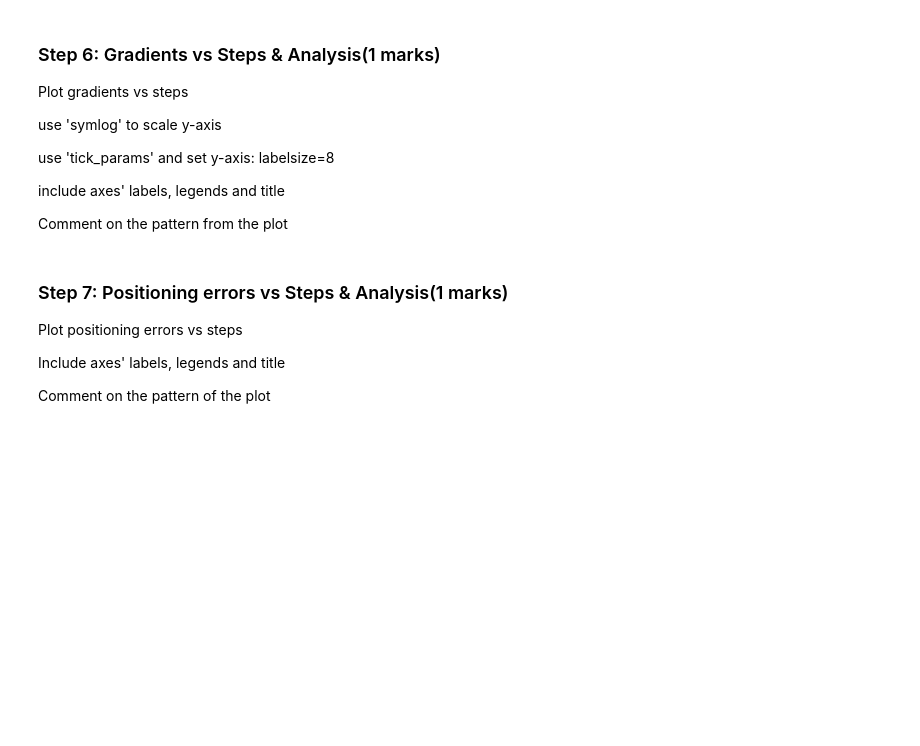
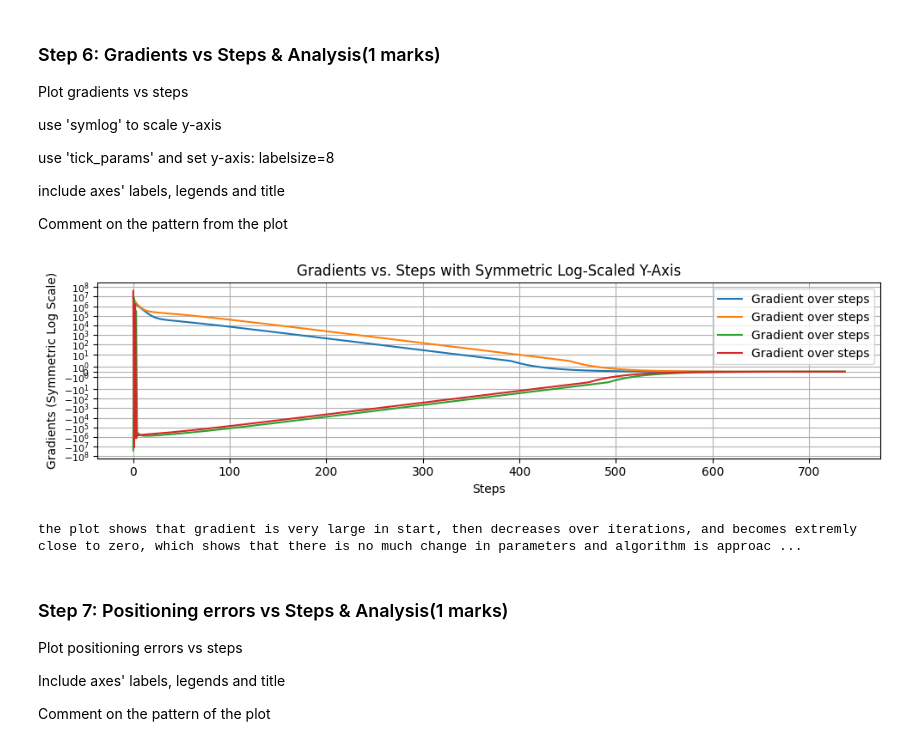
Before and after one commit to MuhammadHamzaKhanAfridi/ENGG680_Fall_2025, a Jupyter notebook: Lab Assignment 2/Assignment2_Upload (1).ipynb, the cells around one changed output. Drawn from its saved outputs; the diff is of its cells as text; code cells hidden in the pictures; blank space fills up the shorter version.

```diff
--- a/Lab Assignment 2/Assignment2_Upload (1).ipynb
+++ b/Lab Assignment 2/Assignment2_Upload (1).ipynb
@@ -665,3 +685,24 @@ plt.show()
+# %%
+fig , ax = plt.subplots(nrows=1,ncols=1, figsize=(10,3))
+# (0.5 marks)
+ax.plot(list(range(len(arr_grad))), arr_grad, label="Gradient over steps", )
+ax.set_yscale('symlog')
+ax.set_xlabel("Steps")
+ax.set_ylabel("Gradients (Symmetric Log Scale)")
+ax.set_title("Gradients vs. Steps with Symmetric Log-Scaled Y-Axis")
+ax.tick_params(axis='y', labelsize=8)
+ax.legend()
+ax.grid(True)
+fig.tight_layout()
+plt.show()
+
+
+# Comment on the pattern (0.5 marks)
+# ...
+print("the plot shows that gradient is very large in start, then decreases over iterations, and becomes extremly close to zero, which shows that there is no much change in parameters and algorithm is approaching the minimum and has converged ")
+# %% [output]
+[figure, added]
+the plot shows that gradient is very large in start, then decreases over iterations, and becomes extremly close to zero, which shows that there is no much change in parameters and algorithm is approac ...
 # %% [markdown]
 ### Step 7: Positioning errors vs Steps & Analysis(1 marks)
 Plot positioning errors vs steps
```
Also changed, not shown: parts of 27 cells of this notebook.
